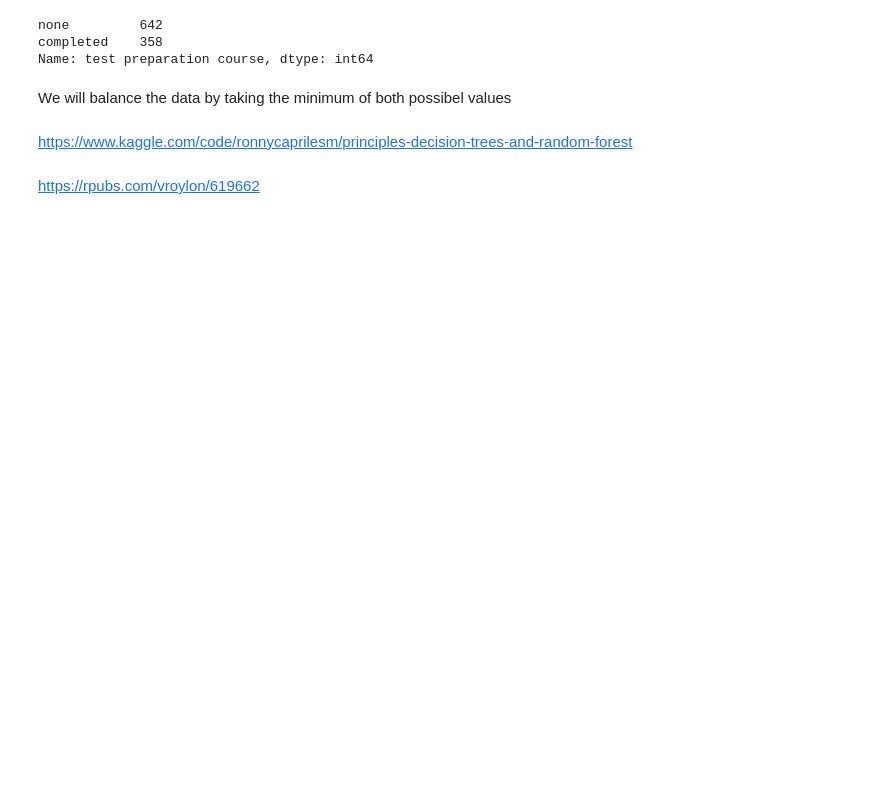
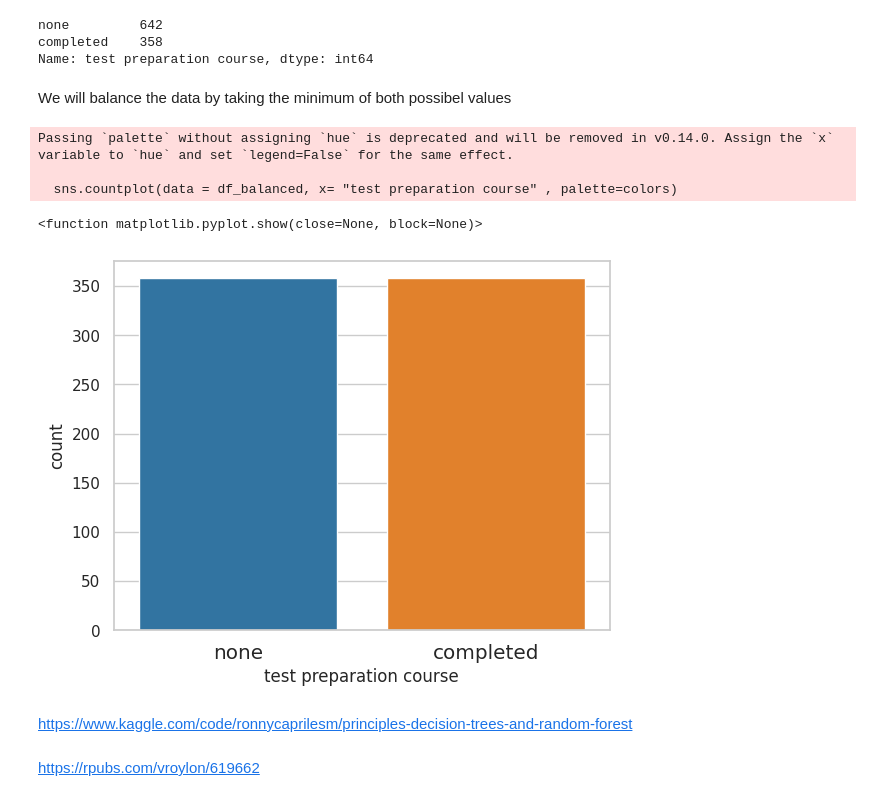
Before and after one commit to fishitmo/Machine-Learning-and-Data-Science-Projects, a Jupyter notebook: Students_Performance_in_Exams.ipynb, the cells around one changed output. Saved outputs shown, nothing was run; the diff lists cells and outputs as text; code cells hidden in the pictures; blank space fills up the shorter version.

```diff
--- a/Students_Performance_in_Exams.ipynb
+++ b/Students_Performance_in_Exams.ipynb
@@ -123,6 +127,27 @@ completed    358
 Name: test preparation course, dtype: int64
 # %% [markdown]
 We will balance the data by taking the minimum  of both possibel values
+# %%
+n_sample = 358
+
+col_types = df["test preparation course"]
+random_samples = {}
+for col in columns:
+  random_index = np.random.choice(df[col_types == col].index, size= n_sample , replace= False)
+  random_samples[col] = df.iloc[random_index]
+# %%
+df_balanced = pd.concat(random_samples.values(), ignore_index= True)
+# %%
+colors = ["#1f77b4", "#ff7f0e", "#2ca02c"]
+sns.countplot(data = df_balanced, x= "test preparation course" , palette=colors)
+plt.xticks(horizontalalignment= 'center', fontweight= 'light', fontsize= 'large')
+plt.show
+# %% [output]
+Passing `palette` without assigning `hue` is deprecated and will be removed in v0.14.0. Assign the `x` variable to `hue` and set `legend=False` for the same effect.
+
+  sns.countplot(data = df_balanced, x= "test preparation course" , palette=colors)
+<function matplotlib.pyplot.show(close=None, block=None)>
+[figure, added]
 # %% [markdown]
 https://www.kaggle.com/code/ronnycaprilesm/principles-decision-trees-and-random-forest
 # %% [markdown]
```
Also changed, not shown: parts of 1 cell of this notebook.
